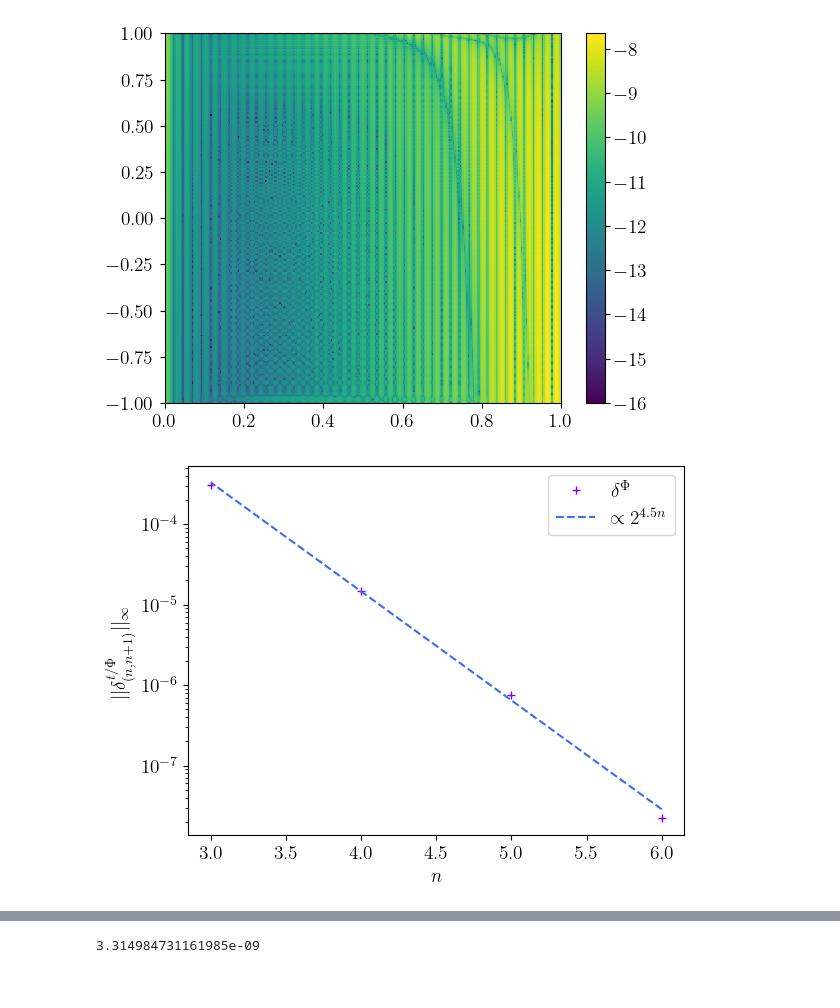
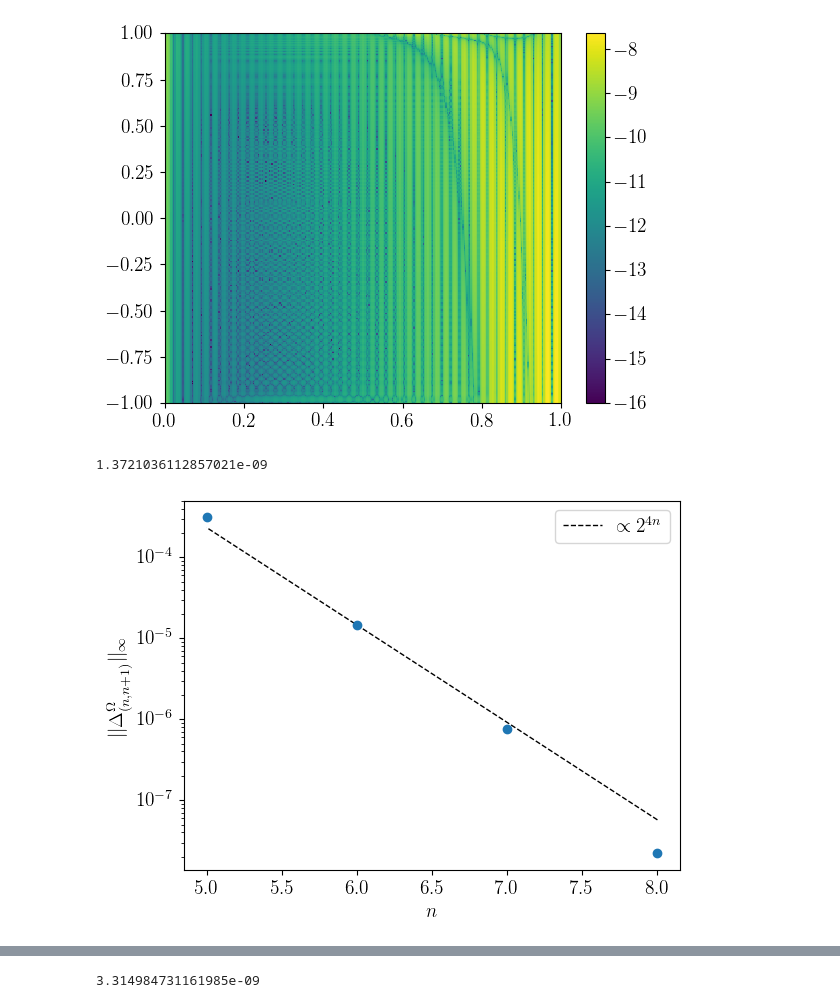
Before and after one commit to znasipak/bhpwave-article, a Jupyter notebook: scripts/test.ipynb, the cells around one changed output, grey strips where cells are left out. Drawn from its saved outputs; the diff is of its cells as text; code cells hidden in the pictures.

```diff
--- a/scripts/test.ipynb
+++ b/scripts/test.ipynb
@@ -652,9 +652,9 @@ plt.show()
 # %%
 path_to_bhpwave = "/Users/zachnasipak/Documents/Research/bhpwave/"
 
-traj = np.loadtxt("/Users/zachnasipak/Documents/Research/bhpwave/bhpwave/data/trajectory.txt", skiprows=3)
-trajHeader = np.loadtxt("/Users/zachnasipak/Documents/Research/bhpwave/bhpwave/data/trajectory.txt", skiprows=2, max_rows=1, dtype='str')
-trajShape = np.loadtxt("/Users/zachnasipak/Documents/Research/bhpwave/bhpwave/data/trajectory.txt", skiprows=1, max_rows=1, dtype='int')
+traj = np.loadtxt(path_to_bhpwave + "data/trajectory.txt", skiprows=3)
+trajHeader = np.loadtxt(path_to_bhpwave + "data/trajectory.txt", skiprows=2, max_rows=1, dtype='str')
+trajShape = np.loadtxt(path_to_bhpwave + "data/trajectory.txt", skiprows=1, max_rows=1, dtype='int')
 # %%
 fluxDataTemp = np.ascontiguousarray(traj[:, 2].reshape(trajShape[:2]))
 alphaDataFluxTemp = np.ascontiguousarray(traj[:, 1].reshape(trajShape[:2])[0])
@@ -1105,15 +1145,17 @@ def phase_change_Tobs(Tobs, M, epsilon, a, omega_i, spl_num = 0):
 def phase_error_Tobs(Tobs, M, epsilon, a, omega_i):
     return phase_change_Tobs(Tobs, M, epsilon, a, omega_i) - phase_change_Tobs(Tobs, M, epsilon, a, omega_i, spl_num = 1)
 # %%
-plt.plot([6, 5, 4, 3], [np.max((omega_spline_error)), np.max((omega_spline_error_2)), np.max((omega_spline_error_3)), np.max((omega_spline_error_4))], '+', label = "$\delta^\Phi$")
-plt.plot([6, 5, 4, 3], (np.max((omega_spline_error_3)))*2.**(4.5*(4 - np.array([6, 5, 4, 3]))), '--', label = "$\propto 2^{4.5n}$")
+plt.plot([8, 7, 6, 5], (np.max((omega_spline_error_3)))*2.**(4*(4 - np.array([6, 5, 4, 3]))), 'k--', label = "$\propto 2^{4n}$", linewidth=1)
+plt.plot([8, 7, 6, 5], [np.max((omega_spline_error)), np.max((omega_spline_error_2)), np.max((omega_spline_error_3)), np.max((omega_spline_error_4))], 'o')
 plt.legend()
 plt.yscale('log')
-plt.ylabel('$||\delta^{t/\Phi}_{(n, n+1)}||_\infty$')
+plt.ylabel('$||\Delta^{\Omega}_{(n, n+1)}||_\infty$')
 plt.xlabel('$n$')
-plt.show()
+print(np.max((omega_spline_error))/16)
+plt.savefig("../figures/frequencyConvergence.pdf", bbox_inches='tight')
 # %% [output]
+1.3721036112857021e-09
-[figure, old version]
+[figure, new version]
 # %%
 omega_func = omega_test
 time_spline_test_array = np.array([[time_of_a_omega(a, omega_func(a, time_of_beta(a, beta))) for beta in beta_values] for a in a_values])
```
Also changed, not shown: parts of 22 cells of this notebook, 2 other files.
